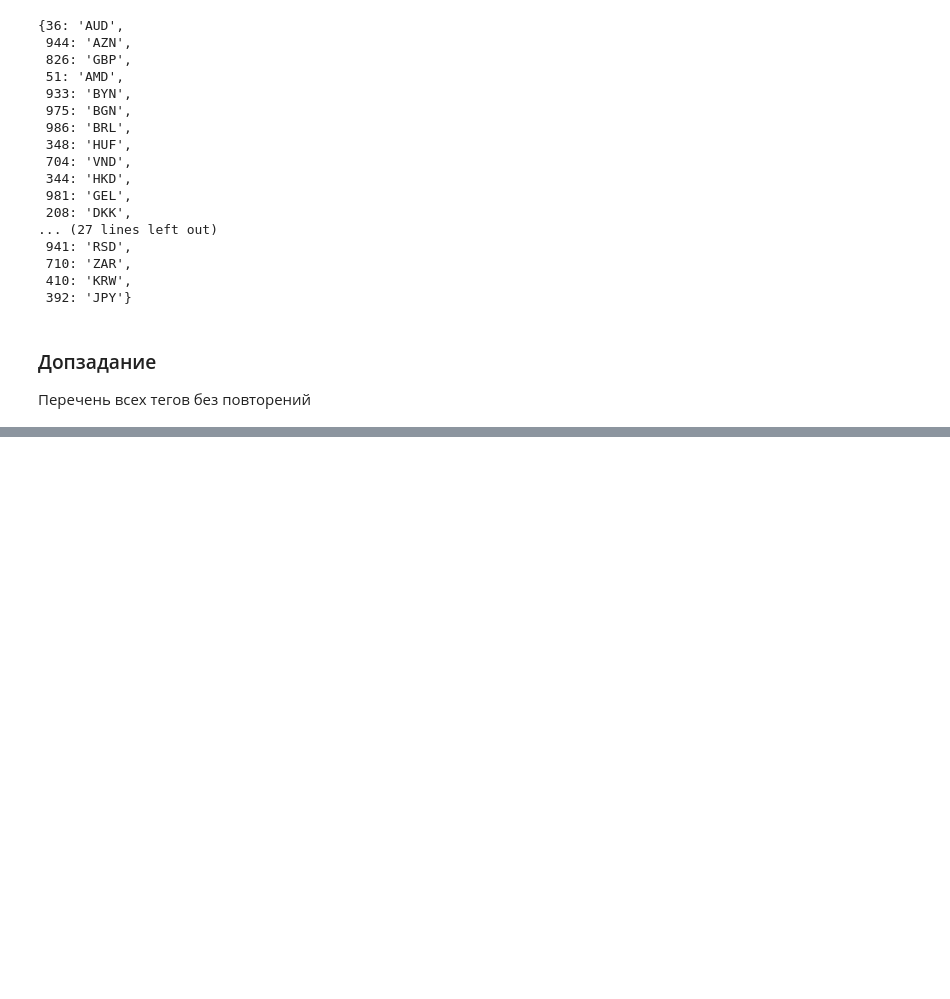
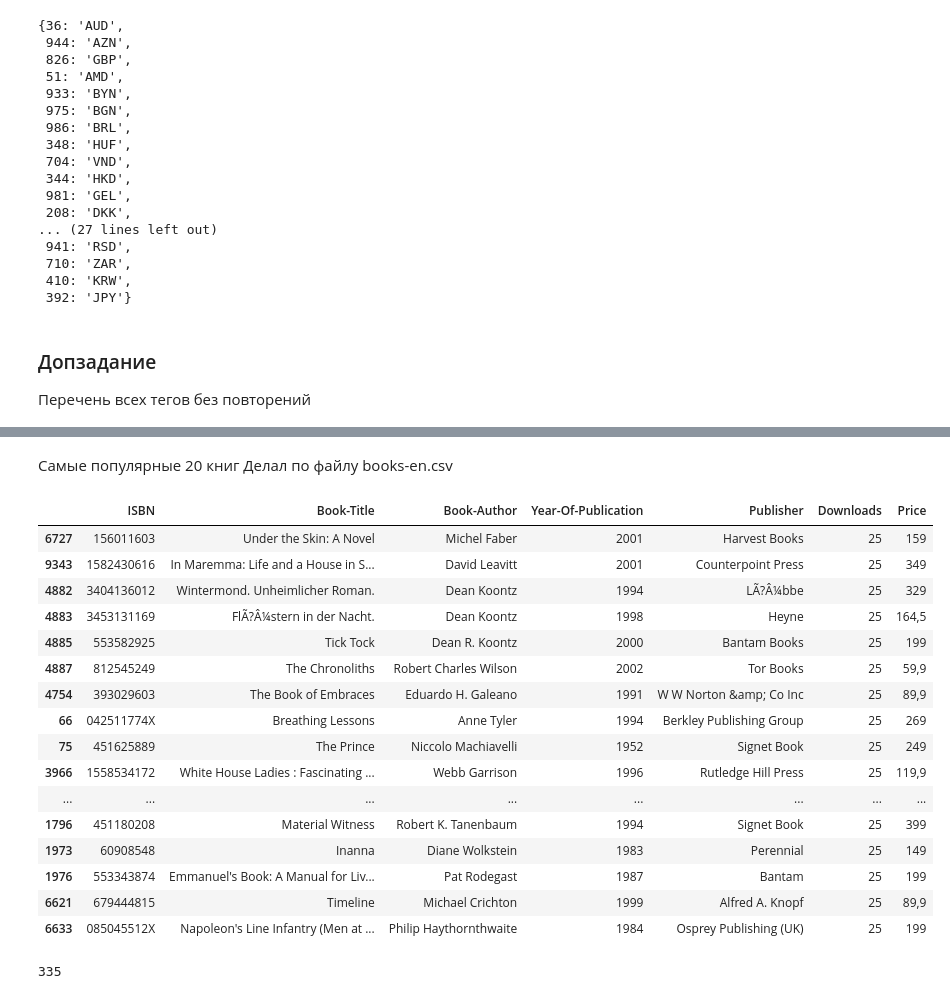
Before and after one commit to Martian2024/Lab-2, a Jupyter notebook: answers.ipynb, the cells around one changed output, grey strips where cells are left out. Saved outputs shown, nothing was run; the diff lists cells and outputs as text; code cells hidden in the pictures; blank space fills up the shorter version.

```diff
--- a/answers.ipynb
+++ b/answers.ipynb
@@ -96,0 +114,28 @@ len(list(set(lst)))
+# %% [markdown]
+Самые популярные 20 книг</br>
+Делал по файлу books-en.csv
+# %%
+en_books_dataset = pd.read_csv('books-en.csv', encoding='Windows 1252', delimiter=';')
+en_books_dataset.sort_values(by=['Downloads'], ascending=False).iloc[:20]
+# %% [output]
+|  | ISBN | Book-Title | Book-Author | Year-Of-Publication | Publisher | Downloads | Price |
+| 6727 | 156011603 | Under the Skin: A Novel | Michel Faber | 2001 | Harvest Books | 25 | 159 |
+| 9343 | 1582430616 | In Maremma: Life and a House in S... | David Leavitt | 2001 | Counterpoint Press | 25 | 349 |
+| 4882 | 3404136012 | Wintermond. Unheimlicher Roman. | Dean Koontz | 1994 | LÃ?Â¼bbe | 25 | 329 |
+| 4883 | 3453131169 | FlÃ?Â¼stern in der Nacht. | Dean Koontz | 1998 | Heyne | 25 | 164,5 |
+| 4885 | 553582925 | Tick Tock | Dean R. Koontz | 2000 | Bantam Books | 25 | 199 |
+| 4887 | 812545249 | The Chronoliths | Robert Charles Wilson | 2002 | Tor Books | 25 | 59,9 |
+| 4754 | 393029603 | The Book of Embraces | Eduardo H. Galeano | 1991 | W W Norton &amp; Co Inc | 25 | 89,9 |
+| 66 | 042511774X | Breathing Lessons | Anne Tyler | 1994 | Berkley Publishing Group | 25 | 269 |
+| 75 | 451625889 | The Prince | Niccolo Machiavelli | 1952 | Signet Book | 25 | 249 |
+| 3966 | 1558534172 | White House Ladies : Fascinating ... | Webb Garrison | 1996 | Rutledge Hill Press | 25 | 119,9 |
+| ... | ... | ... | ... | ... | ... | ... | ... |
+| 1796 | 451180208 | Material Witness | Robert K. Tanenbaum | 1994 | Signet Book | 25 | 399 |
+| 1973 | 60908548 | Inanna | Diane Wolkstein | 1983 | Perennial | 25 | 149 |
+| 1976 | 553343874 | Emmanuel's Book: A Manual for Liv... | Pat Rodegast | 1987 | Bantam | 25 | 199 |
+| 6621 | 679444815 | Timeline | Michael Crichton | 1999 | Alfred A. Knopf | 25 | 89,9 |
+| 6633 | 085045512X | Napoleon's Line Infantry (Men at ... | Philip Haythornthwaite | 1984 | Osprey Publishing (UK) | 25 | 199 |
+# %%
+len(en_books_dataset[en_books_dataset['Downloads'] == 25])
+# %% [output]
+335
```
Also changed, not shown: parts of 1 cell of this notebook.
